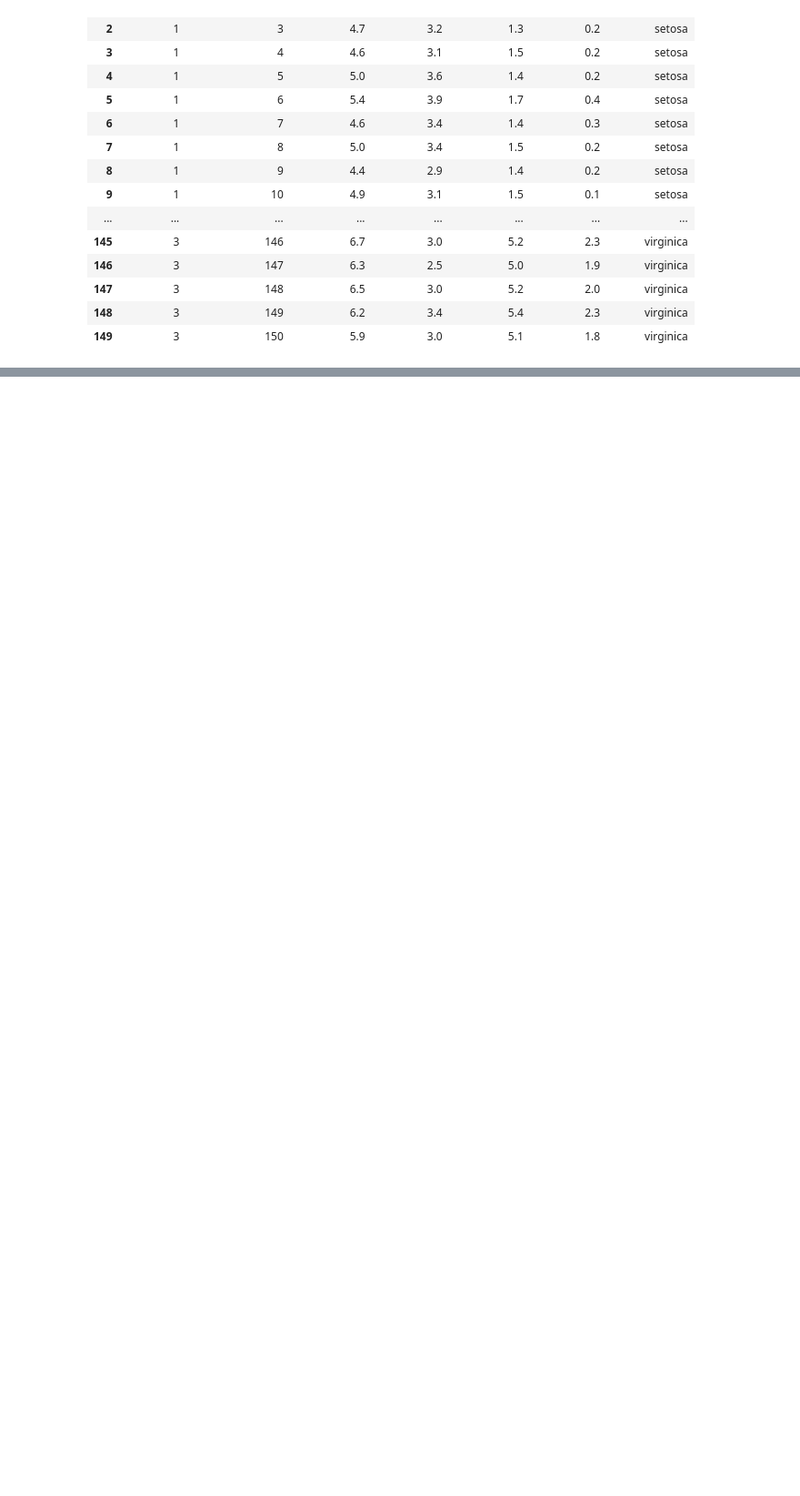
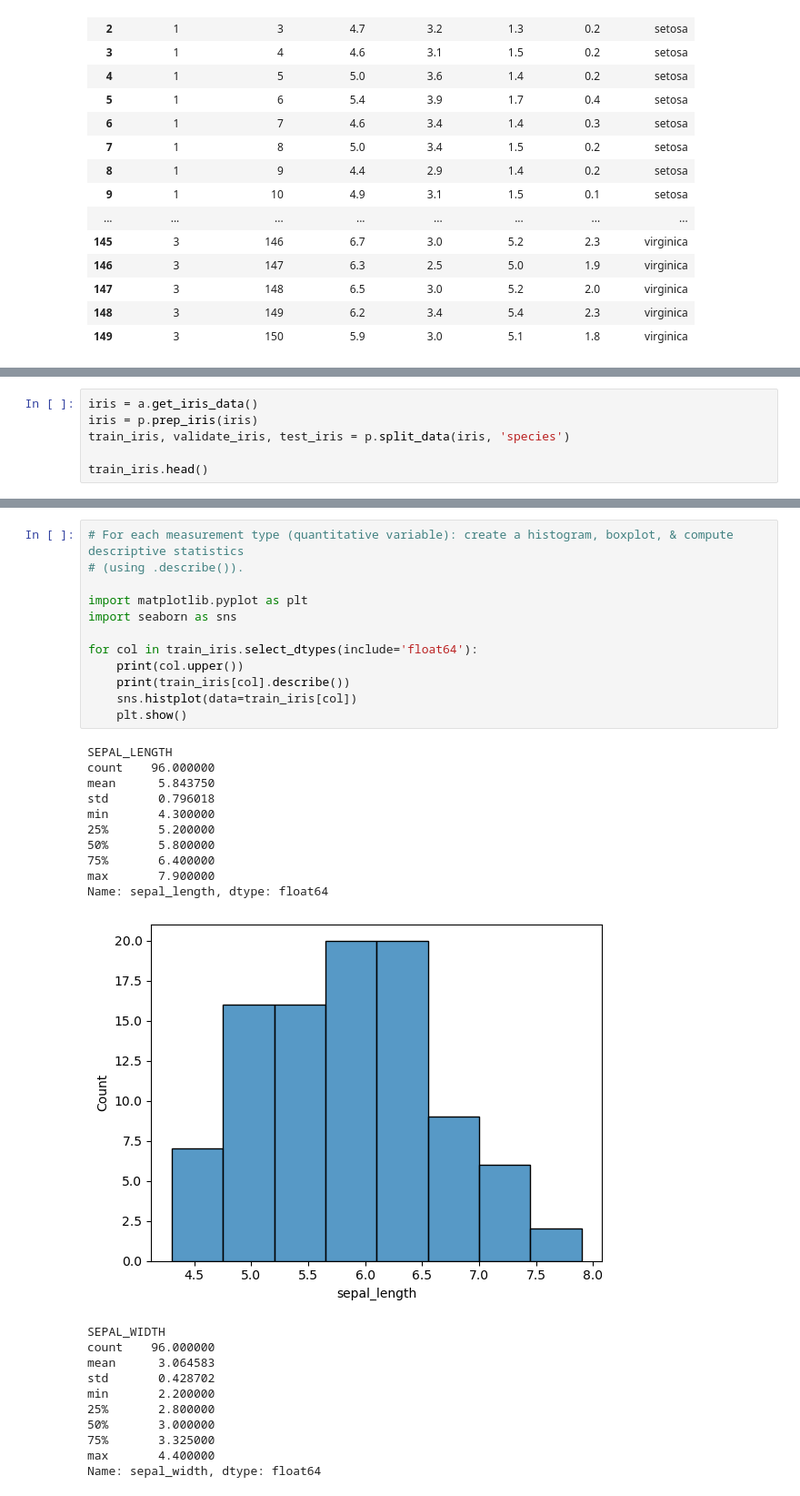
Before and after one commit to wilson-velasco/classification-exercises, a Jupyter notebook: classification_exercises.ipynb, the cells around one changed output, grey strips where cells are left out. Shown at 91% size. Cells and saved outputs as stored; diff of their text form; blank space fills up the shorter version.

```diff
--- a/classification_exercises.ipynb
+++ b/classification_exercises.ipynb
@@ -724,0 +738,6 @@ train_telco, validate_telco, test_telco
+# %%
+iris = a.get_iris_data()
+iris = p.prep_iris(iris)
+train_iris, validate_iris, test_iris = p.split_data(iris, 'species')
+
+train_iris.head()
@@ -724,0 +753,34 @@ train_telco, validate_telco, test_telco
+# %%
+# For each measurement type (quantitative variable): create a histogram, boxplot, & compute descriptive statistics
+# (using .describe()).
+
+import matplotlib.pyplot as plt
+import seaborn as sns
+
+for col in train_iris.select_dtypes(include='float64'):
+    print(col.upper())
+    print(train_iris[col].describe())
+    sns.histplot(data=train_iris[col])
+    plt.show()
+# %% [output]
+SEPAL_LENGTH
+count    96.000000
+mean      5.843750
+std       0.796018
+min       4.300000
+25%       5.200000
+50%       5.800000
+75%       6.400000
+max       7.900000
+Name: sepal_length, dtype: float64
+[figure, added]
+SEPAL_WIDTH
+count    96.000000
+mean      3.064583
+std       0.428702
+min       2.200000
+25%       2.800000
+50%       3.000000
+75%       3.325000
+max       4.400000
+Name: sepal_width, dtype: float64
```
Also changed, not shown: parts of 114 cells of this notebook, 3 other files.
